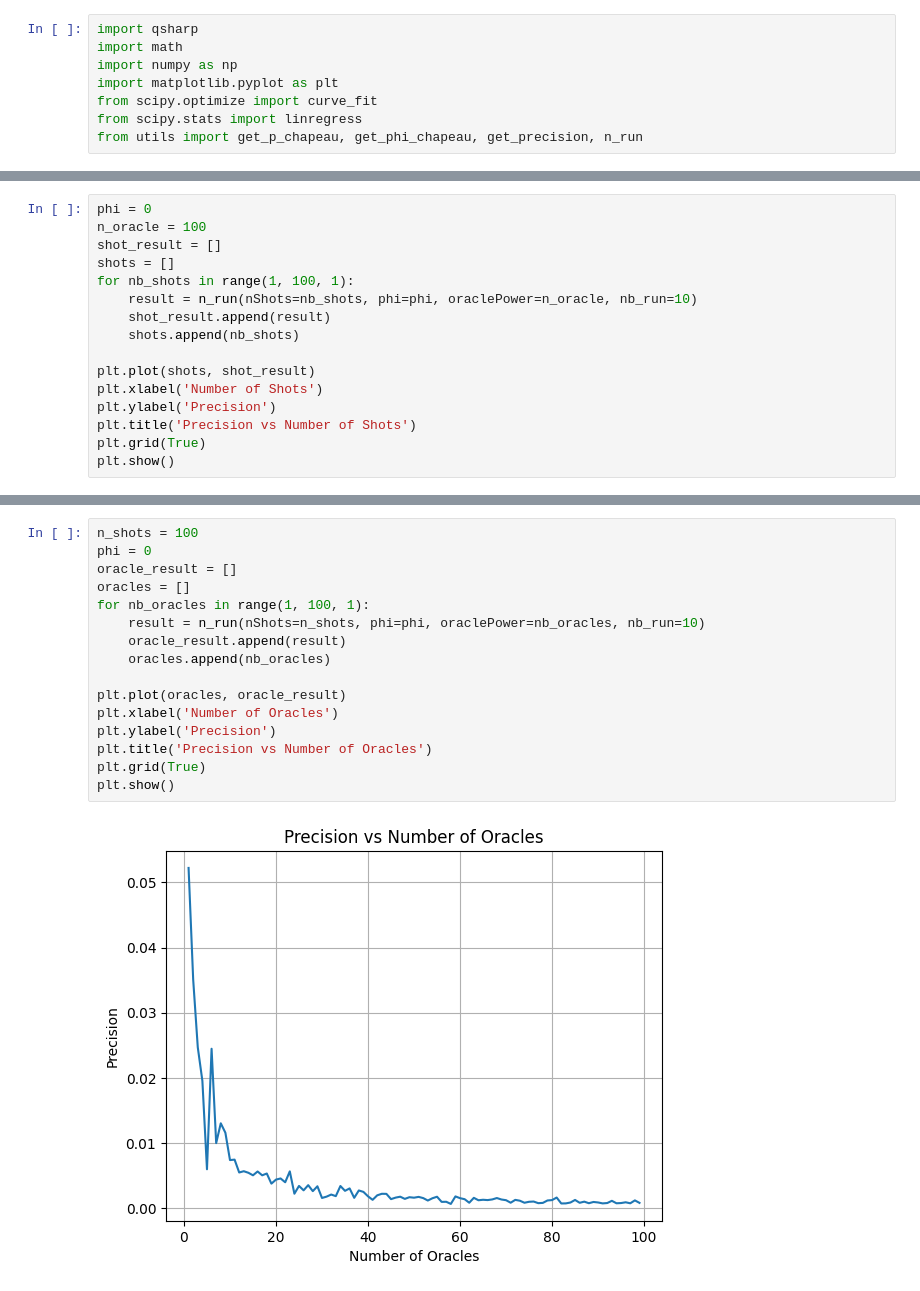
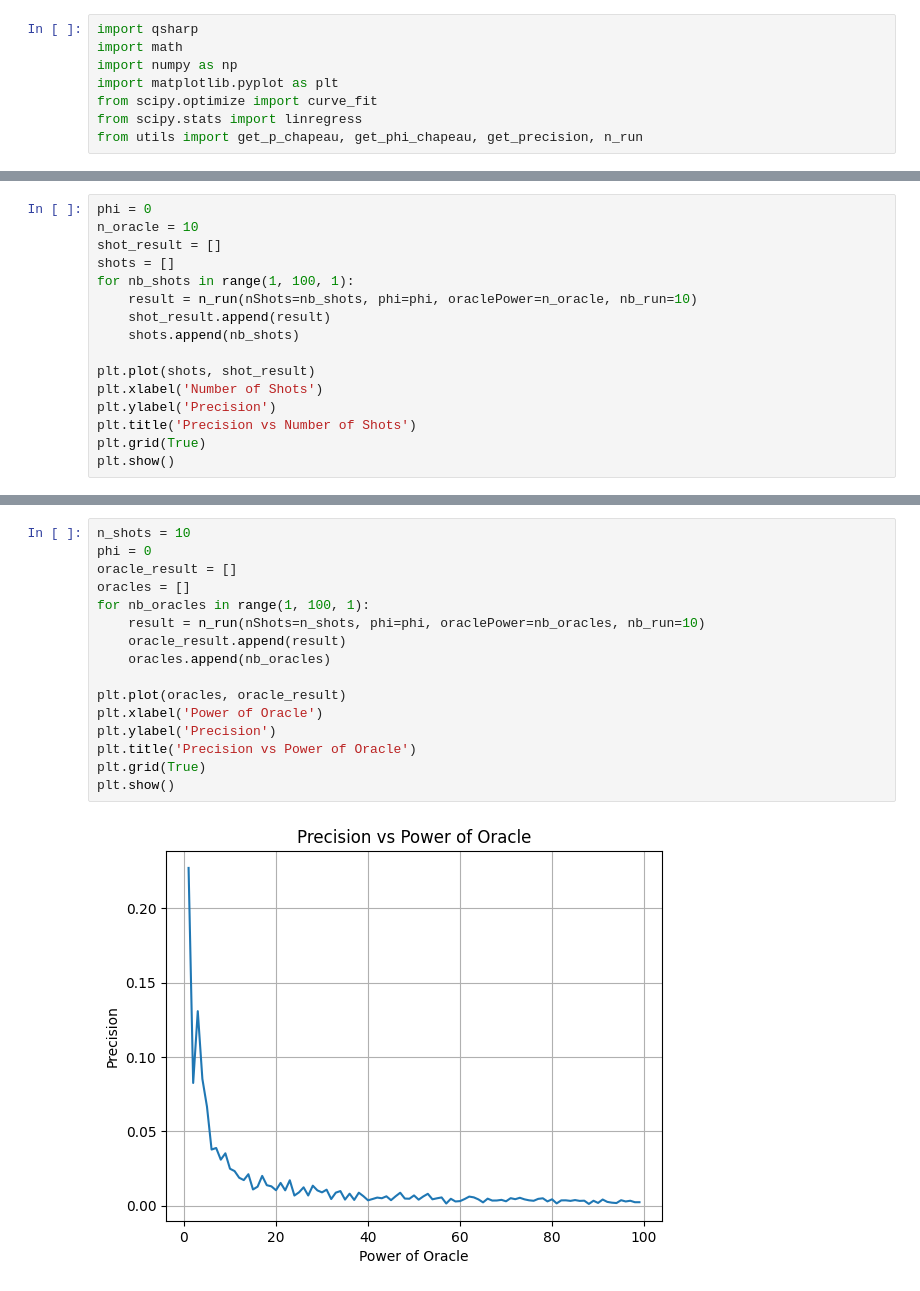
Before and after one commit to Gogolexicomatisation/Quantum-Phase-Estimation-Precision, a Jupyter notebook: analyse.ipynb, the cells around one changed output, grey strips where cells are left out. Saved outputs shown, nothing was run; the diff lists cells and outputs as text.

```diff
--- a/analyse.ipynb
+++ b/analyse.ipynb
@@ -11,6 +11,6 @@ N_oracle fixe et nombre de shot varie
 # %%
 phi = 0
-n_oracle = 100
+n_oracle = 10
 shot_result = []
 shots = []
 for nb_shots in range(1, 100, 1):
@@ -31,18 +31,18 @@ N_shots fixe et nombre d'oracle varie
 # %%
-n_shots = 100
+n_shots = 10
 phi = 0
 oracle_result = []
 oracles = []
 for nb_oracles in range(1, 100, 1):
     result = n_run(nShots=n_shots, phi=phi, oraclePower=nb_oracles, nb_run=10)
     oracle_result.append(result)
     oracles.append(nb_oracles)
 
 plt.plot(oracles, oracle_result)
-plt.xlabel('Number of Oracles')
+plt.xlabel('Power of Oracle')
 plt.ylabel('Precision')
-plt.title('Precision vs Number of Oracles')
+plt.title('Precision vs Power of Oracle')
 plt.grid(True)
 plt.show()
 # %% [output]
-[figure, old version]
+[figure, new version]
```
Also changed, not shown: parts of 7 cells of this notebook.
